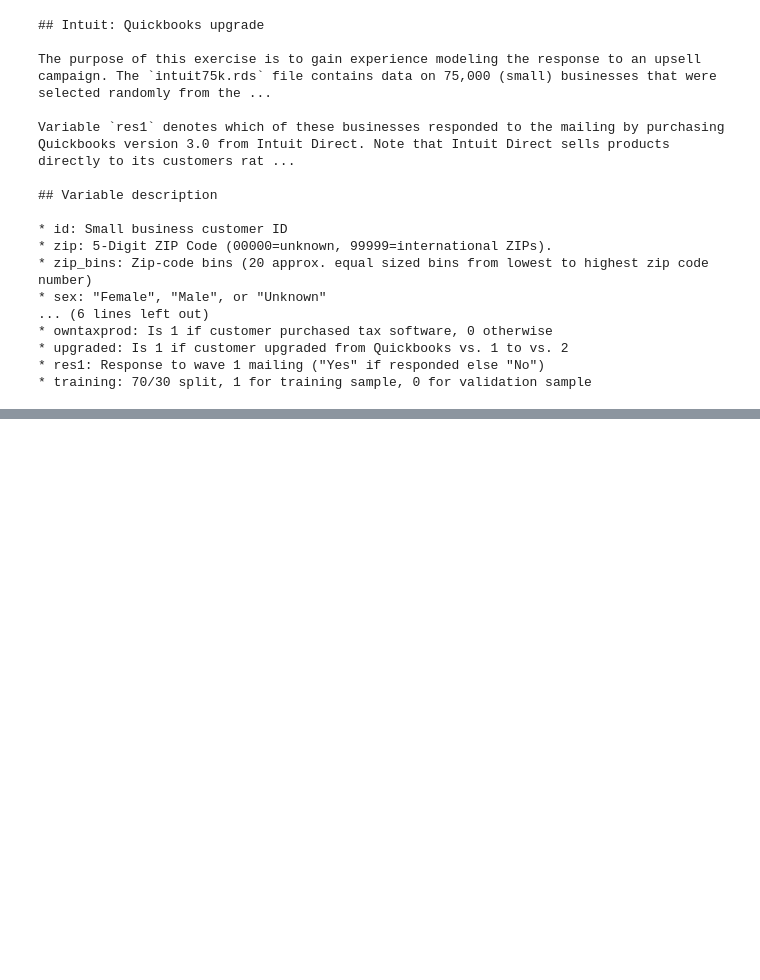
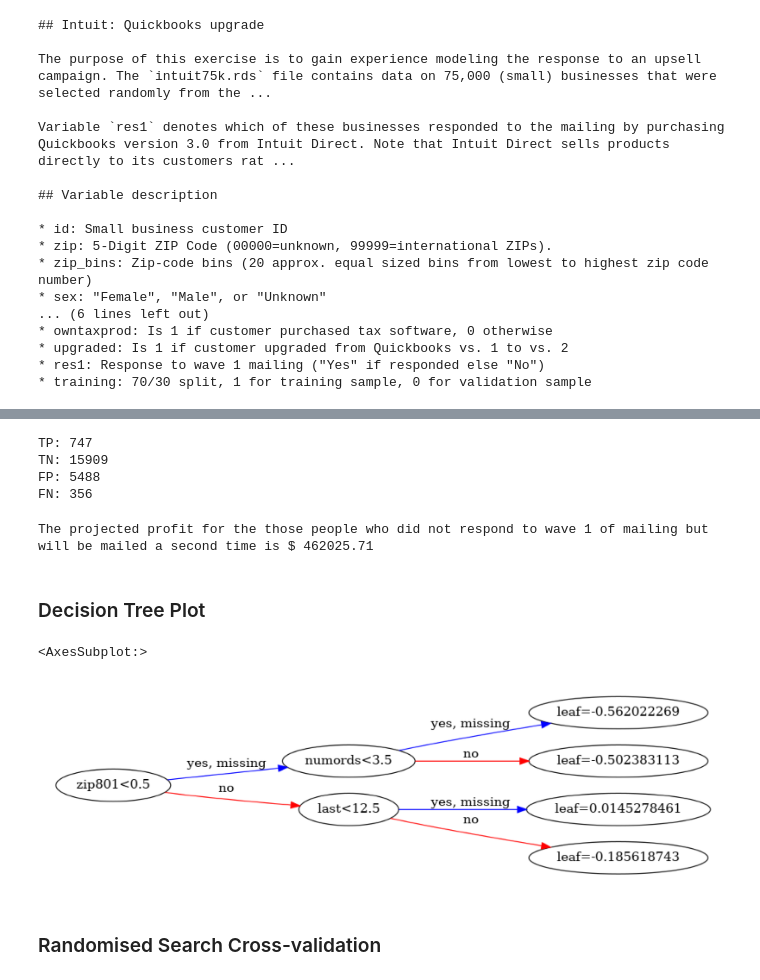
Before and after one commit to sauravjayan/Intuit-Quickbooks-Redux, a Jupyter notebook: intuit-redux.ipynb, the cells around one changed output, grey strips where cells are left out. Cells and saved outputs as stored; diff of their text form; code cells hidden in the pictures; blank space fills up the shorter version.

```diff
--- a/intuit-redux.ipynb
+++ b/intuit-redux.ipynb
@@ -100,0 +92,6 @@ Note: If you make changes to the content of this file you will have to restart t
+# %%
+intuit75k = intuit75k.assign(
+
+    zip801 = (intuit75k['zip'] == '00801').astype(int),
+    zip804 = (intuit75k['zip'] == '00804').astype(int)
+)
@@ -100,0 +118,8 @@ Note: If you make changes to the content of this file you will have to restart t
+# %%
+intuit_train = intuit75k.query('training == 1').reset_index()
+intuit_val = intuit75k.query('training == 0').reset_index()
+# %%
+X_train = intuit_train.drop(columns=['id','zip', 'zip_bins','res1','res1_yes','training','sex','index','bizflag'])
+y_train = intuit_train[['res1_yes']]
+X_test = intuit_val.drop(columns=['id','zip', 'zip_bins','res1','res1_yes','training','sex','index','bizflag'])
+y_test = intuit_val[['res1_yes']]
@@ -100,0 +128,3 @@ Note: If you make changes to the content of this file you will have to restart t
+# %%
+xgb_clf = xgb.XGBClassifier(objective='binary:logistic', n_estimators=1000, random_state=123, max_depth=2,n_jobs=6, use_label_encoder=False,reg_lambda=3.9, learning_rate=0.3)
+xgb_clf.fit(X_train, y_train.values.ravel(), early_stopping_rounds=100, eval_metric="auc", verbose=True, eval_set=[(X_test, y_test.values.ravel())])
@@ -100,0 +200,12 @@ Note: If you make changes to the content of this file you will have to restart t
+# %%
+TP, FP, TN, FN, contact = confusion(df_test,'res1_yes',1,'predictions_xgb_1_test',1.41,30)
+
+print(f'TP: {TP}')
+print(f'TN: {TN}')
+print(f'FP: {FP}')
+print(f'FN: {FN}')
+# %% [output]
+TP: 747
+TN: 15909
+FP: 5488
+FN: 356
@@ -100,0 +221,17 @@ Note: If you make changes to the content of this file you will have to restart t
+# %%
+cost = targets * 1.41
+rev = responses * 60
+profit = rev - cost
+print(f'The projected profit for the those people who did not respond to wave 1 of mailing but will be mailed a second time is $ {round(profit,2)}')
+# %% [output]
+The projected profit for the those people who did not respond to wave 1 of mailing but will be mailed a second time is $ 462025.71
+# %% [markdown]
+### Decision Tree Plot
+# %%
+mpl.rcParams["figure.dpi"] = 500
+xgb.plot_tree(xgb_clf, rankdir='LR')
+# %% [output]
+<AxesSubplot:>
+[figure, added]
+# %% [markdown]
+### Randomised Search Cross-validation
```
Also changed, not shown: parts of 25 cells of this notebook.
